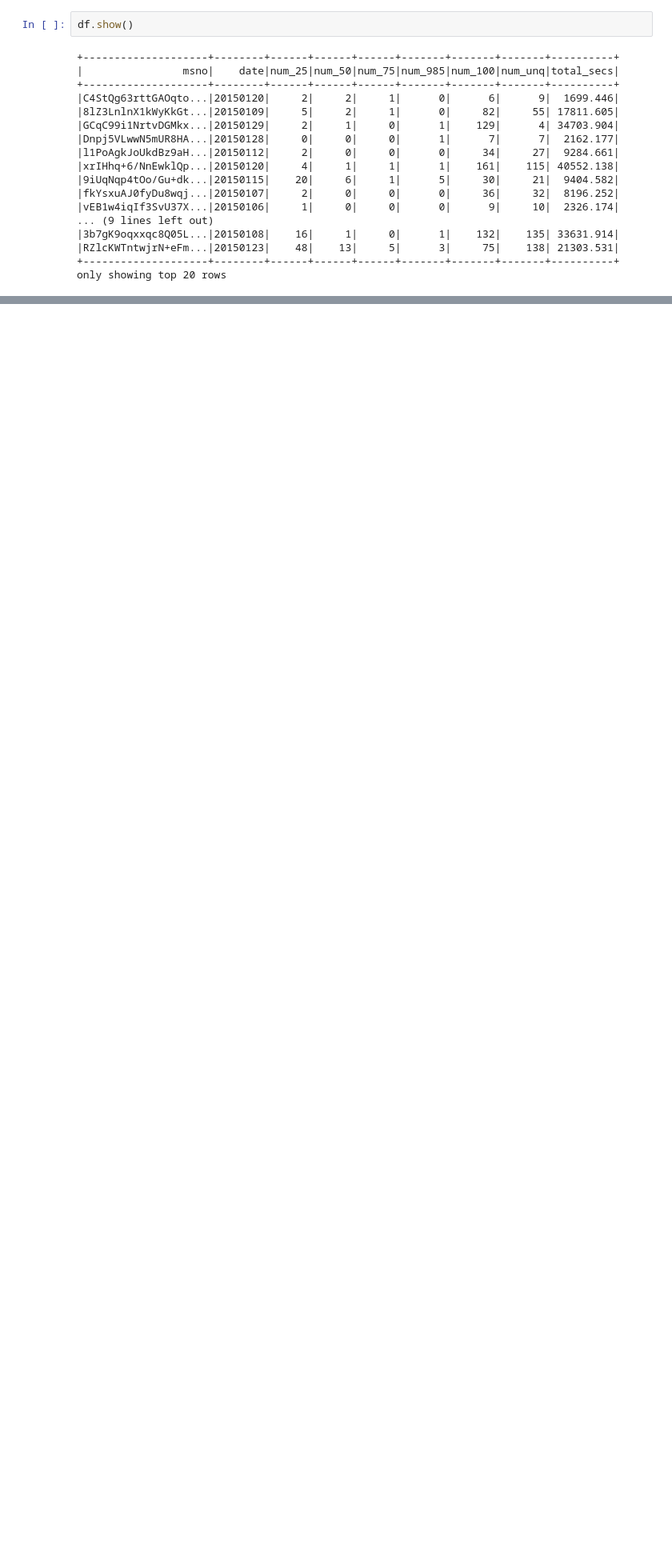
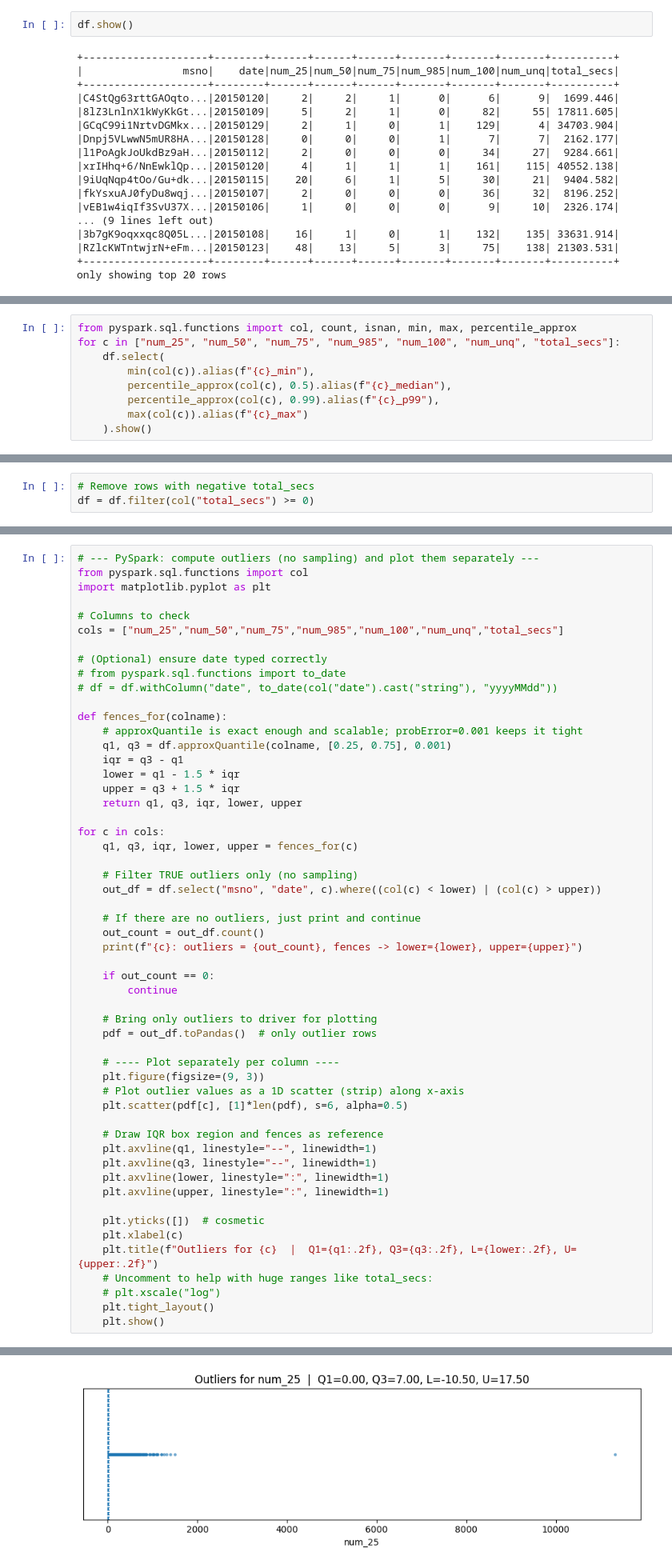
Before and after one commit to farhanlion/MLE-project, a Jupyter notebook: data_exploration.ipynb, the cells around one changed output, grey strips where cells are left out. Shown: that part at 80% size. Saved outputs shown, nothing was run; the diff lists cells and outputs as text; blank space fills up the shorter version.

```diff
--- a/data_exploration.ipynb
+++ b/data_exploration.ipynb
@@ -82,0 +117,9 @@ else:
+# %%
+from pyspark.sql.functions import col, count, isnan, min, max, percentile_approx
+for c in ["num_25", "num_50", "num_75", "num_985", "num_100", "num_unq", "total_secs"]:
+    df.select(
+        min(col(c)).alias(f"{c}_min"),
+        percentile_approx(col(c), 0.5).alias(f"{c}_median"),
+        percentile_approx(col(c), 0.99).alias(f"{c}_p99"),
+        max(col(c)).alias(f"{c}_max")
+    ).show()
@@ -82,0 +177,3 @@ else:
+# %%
+# Remove rows with negative total_secs
+df = df.filter(col("total_secs") >= 0)
@@ -82,0 +182,55 @@ else:
+# %%
+# --- PySpark: compute outliers (no sampling) and plot them separately ---
+from pyspark.sql.functions import col
+import matplotlib.pyplot as plt
+
+# Columns to check
+cols = ["num_25","num_50","num_75","num_985","num_100","num_unq","total_secs"]
+
+# (Optional) ensure date typed correctly
+# from pyspark.sql.functions import to_date
+# df = df.withColumn("date", to_date(col("date").cast("string"), "yyyyMMdd"))
+
+def fences_for(colname):
+    # approxQuantile is exact enough and scalable; probError=0.001 keeps it tight
+    q1, q3 = df.approxQuantile(colname, [0.25, 0.75], 0.001)
+    iqr = q3 - q1
+    lower = q1 - 1.5 * iqr
+    upper = q3 + 1.5 * iqr
+    return q1, q3, iqr, lower, upper
+
+for c in cols:
+    q1, q3, iqr, lower, upper = fences_for(c)
+
+    # Filter TRUE outliers only (no sampling)
+    out_df = df.select("msno", "date", c).where((col(c) < lower) | (col(c) > upper))
+
+    # If there are no outliers, just print and continue
+    out_count = out_df.count()
+    print(f"{c}: outliers = {out_count}, fences -> lower={lower}, upper={upper}")
+
+    if out_count == 0:
+        continue
+
+    # Bring only outliers to driver for plotting
+    pdf = out_df.toPandas()  # only outlier rows
+
+    # ---- Plot separately per column ----
+    plt.figure(figsize=(9, 3))
+    # Plot outlier values as a 1D scatter (strip) along x-axis
+    plt.scatter(pdf[c], [1]*len(pdf), s=6, alpha=0.5)
+
+    # Draw IQR box region and fences as reference
+    plt.axvline(q1, linestyle="--", linewidth=1)
+    plt.axvline(q3, linestyle="--", linewidth=1)
+    plt.axvline(lower, linestyle=":", linewidth=1)
+    plt.axvline(upper, linestyle=":", linewidth=1)
+
+    plt.yticks([])  # cosmetic
+    plt.xlabel(c)
+    plt.title(f"Outliers for {c}  |  Q1={q1:.2f}, Q3={q3:.2f}, L={lower:.2f}, U={upper:.2f}")
+    # Uncomment to help with huge ranges like total_secs:
+    # plt.xscale("log")
+    plt.tight_layout()
+    plt.show()
+# %% [output]
@@ -82,0 +238 @@ else:
+[figure, added]
```
Also changed, not shown: parts of 29 cells of this notebook, 2 other files.
